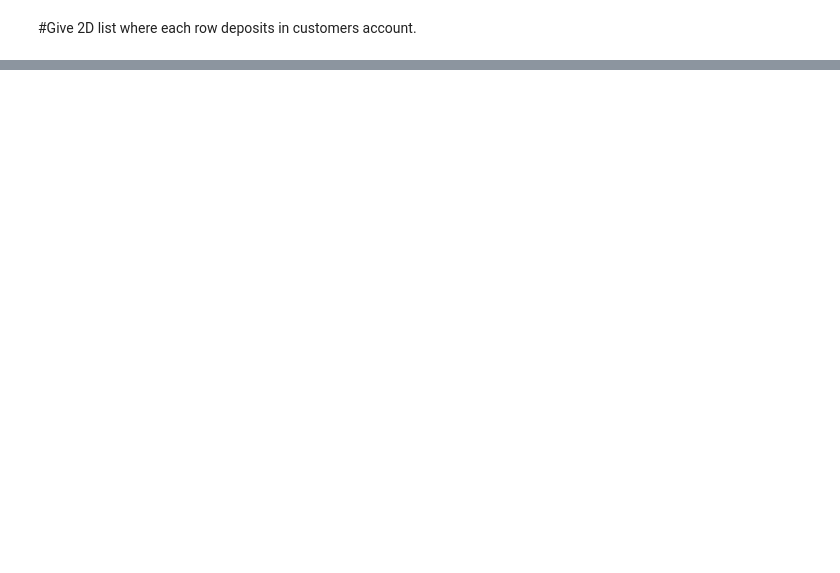
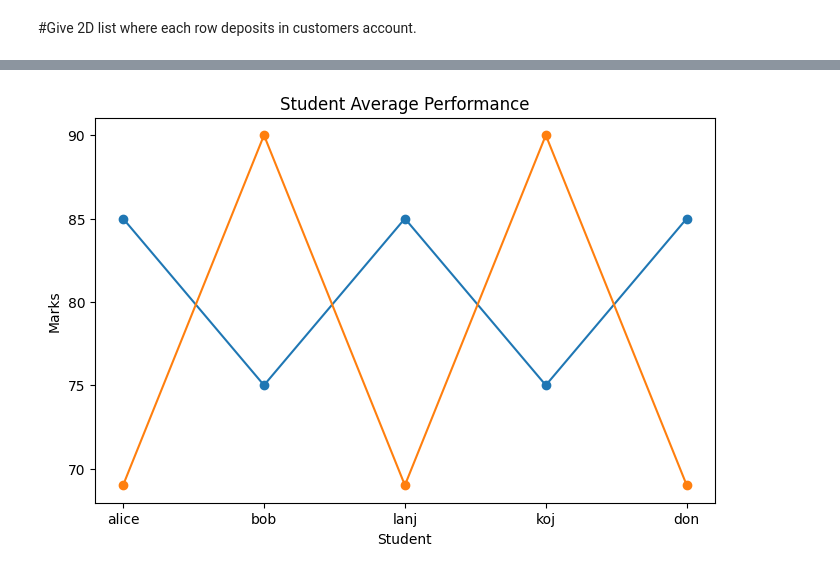
Before and after one commit to Janith-20/MED23CL202-, a Jupyter notebook: python_med.ipynb, the cells around one changed output, grey strips where cells are left out. Drawn from its saved outputs; the diff is of its cells as text; code cells hidden in the pictures; blank space fills up the shorter version.

```diff
--- a/python_med.ipynb
+++ b/python_med.ipynb
@@ -331,0 +421,10 @@ To design a menu driver application for grocery store checkout system using list
+# %%
+#CREATION OF NESTED DICTIONARY
+student={
+    "alice":{"math": 85,"science": 69},
+    "bob":{"math": 75,"science": 90},
+    "lanj":{"math": 85,"science": 69},
+    "koj":{"math": 75,"science": 90},
+    "don":{"math": 85,"science": 69},
+}
+print(student)
@@ -331,0 +443,3 @@ To design a menu driver application for grocery store checkout system using list
+# %%
+data =pd.DataFrame(student).T
+data
@@ -331,0 +453,8 @@ To design a menu driver application for grocery store checkout system using list
+# %%
+data["average"] =data.mean(axis=0)
+#axis =0 denoted colome wise access to the dataframe
+data
+#the result is not a number (NaN) because there is no variable to store the average of the coloum
+data["average"]=data.mean(axis=1)
+#axis =1 denoted row wise access to the dataframe
+data
@@ -331,0 +481,10 @@ To design a menu driver application for grocery store checkout system using list
+# %%
+plt.figure(figsize=(8,5))
+for subject in["math","science"]:
+  plt.plot(data.index,data[subject],marker='o',label=subject)
+plt.title("Student Average Performance")
+plt.xlabel("Student")
+plt.ylabel("Marks")
+plt.show()
+# %% [output]
+[figure, added]
```
Also changed, not shown: parts of 36 cells of this notebook.
